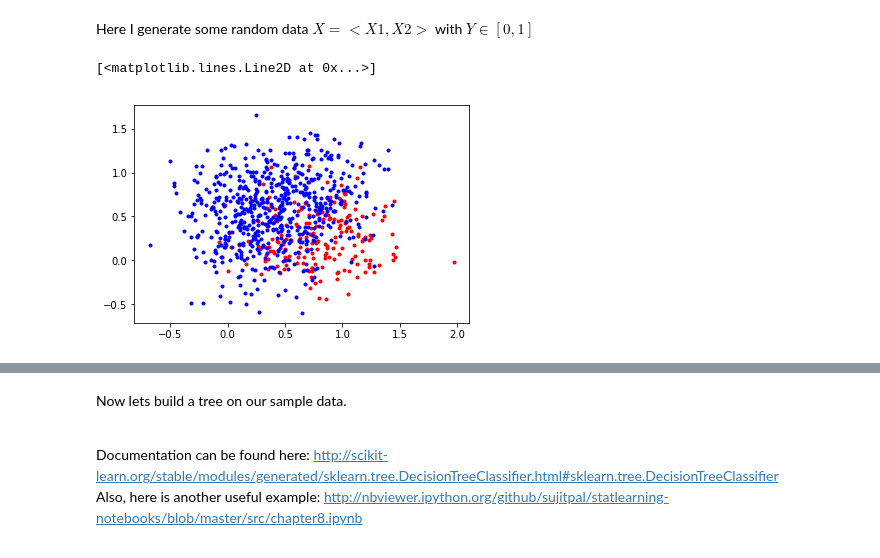
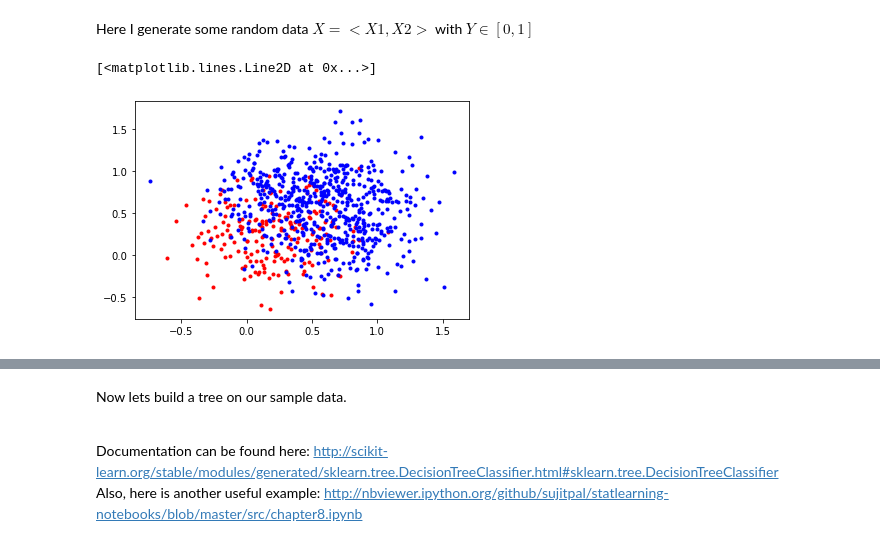
Before and after one commit to briandalessandro/DataScienceCourse, a Jupyter notebook: ipython/python35/Lecture_DecisionTrees_3.ipynb, the cells around one changed output, grey strips where cells are left out. Saved outputs shown, nothing was run; the diff lists cells and outputs as text; code cells hidden in the pictures.

```diff
--- a/ipython/python35/Lecture_DecisionTrees_3.ipynb
+++ b/ipython/python35/Lecture_DecisionTrees_3.ipynb
@@ -34,32 +33,28 @@ from io import StringIO
 # %%
 '''
 Random data example
 '''
 n = 200
 
 
 #First Generate the data
 
 m = [[0.25, 0.75], [0.75, 0.75], [0.75, 0.25], [0.25, 0.25]]
 s = .1
-X1 = pd.DataFrame(np.random.multivariate_normal([m[0][0], m[0][1]], [[s,0],[0,s]],n), columns=['x1','x2'])
-X1['y'] = np.zeros(n)
-X2 = pd.DataFrame(np.random.multivariate_normal([m[1][0],m[1][1]], [[s,0],[0,s]],n), columns=['x1','x2'])
-X2['y'] = np.zeros(n)
-X3=pd.DataFrame(np.random.multivariate_normal([m[2][0],m[2][1]], [[s,0],[0,s]],n), columns=['x1','x2'])
-X3['y'] = np.ones(n)
-X4 = pd.DataFrame(np.random.multivariate_normal([m[3][0],m[3][1]], [[s,0],[0,s]],n), columns=['x1','x2'])
-X4['y'] = np.zeros(n)
-
-dat = X1.append(X2, ignore_index=True)
-dat = dat.append(X3, ignore_index=True)
-dat = dat.append(X4, ignore_index=True)
+dat = pd.DataFrame(columns = ['x1','x2', 'y'])
+for i in range(4):
+    X = pd.DataFrame(np.random.multivariate_normal([m[i][0], m[i][1]], [[s,0],[0,s]],n), columns=['x1','x2'])
+    if i == 3:
+        X['y'] = np.ones(n)
+    else:
+        X['y'] = np.zeros(n)
+    dat = dat.append(X, ignore_index = True)
 
 plt.plot(dat['x1'][(dat['y']==1)], dat['x2'][(dat['y']==1)],'r.')
 plt.plot(dat['x1'][(dat['y']==0)], dat['x2'][(dat['y']==0)],'b.')
 # %% [output]
 [<matplotlib.lines.Line2D at 0x...>]
-[figure, old version]
+[figure, new version]
 # %% [markdown]
 <p>
 
```
Also changed, not shown: parts of 5 cells of this notebook.
